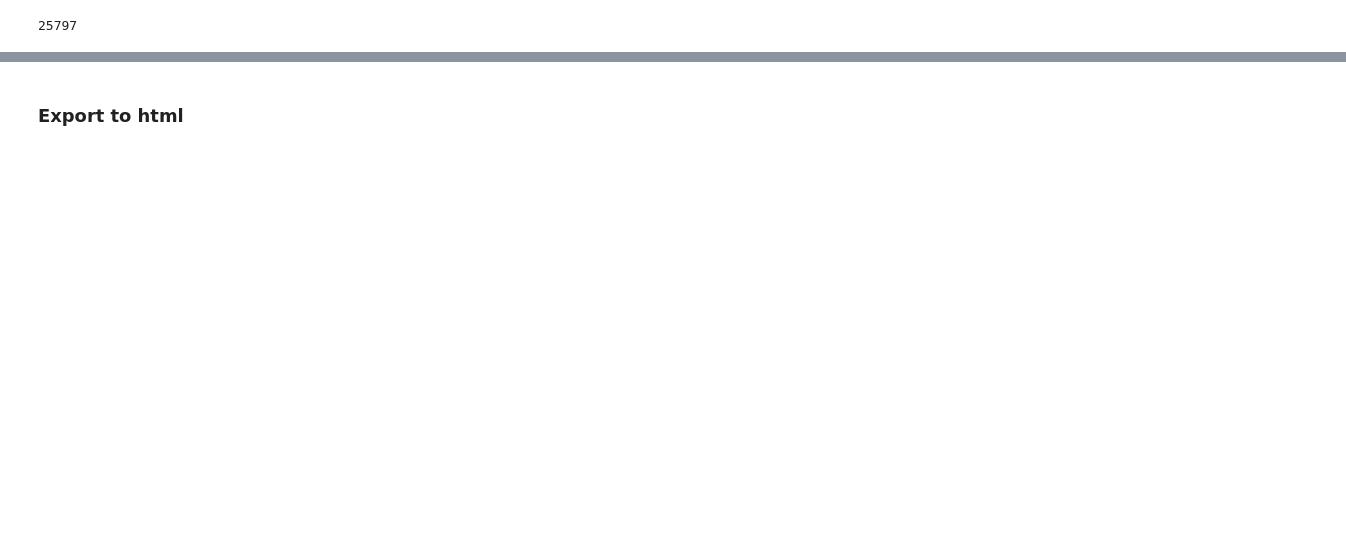
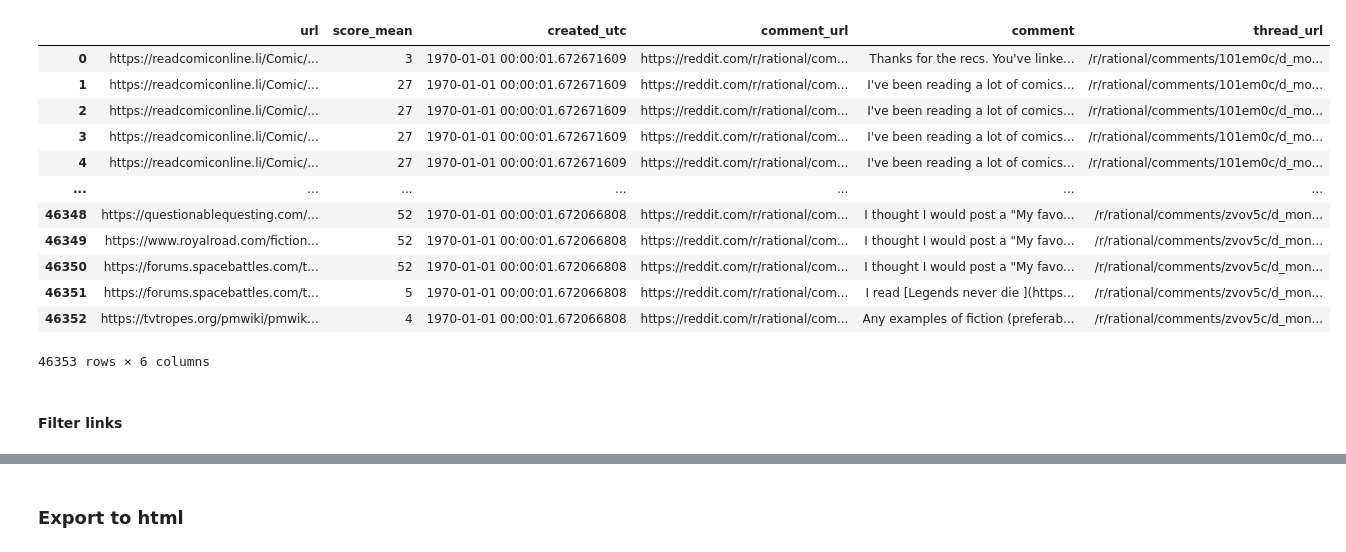
Before and after one commit to wassname/scrape_r_rational, a Jupyter notebook: nbs/mjc_004_process.ipynb, the cells around one changed output, grey strips where cells are left out. Drawn from its saved outputs; the diff is of its cells as text; code cells hidden in the pictures; blank space fills up the shorter version.

```diff
--- a/nbs/mjc_004_process.ipynb
+++ b/nbs/mjc_004_process.ipynb
@@ -46,0 +130,6 @@ len(fs)
+# %%
+# QC: get top markdown titles
+import itertools
+
+l = sorted(itertools.chain(*titles_md.values()))
+pd.Series(l).value_counts().head(50)
@@ -83,4 +221,23 @@ len(data)
-# %%
-len(titles_md)
-# %% [output]
-25797
+# %%
+df_links = pd.DataFrame(data)
+# check for dups
+# print(df_links['url'].value_counts().head(10))
+
+df_links["created_utc"] = pd.to_datetime(df_links["created_utc"])
+df_links
+# %% [output]
+|  | url | score_mean | created_utc | comment_url | comment | thread_url |
+| 0 | https://readcomiconline.li/Comic/... | 3 | 1970-01-01 00:00:01.672671609 | https://reddit.com/r/rational/com... | Thanks for the recs. You've linke... | /r/rational/comments/101em0c/d_mo... |
+| 1 | https://readcomiconline.li/Comic/... | 27 | 1970-01-01 00:00:01.672671609 | https://reddit.com/r/rational/com... | I've been reading a lot of comics... | /r/rational/comments/101em0c/d_mo... |
+| 2 | https://readcomiconline.li/Comic/... | 27 | 1970-01-01 00:00:01.672671609 | https://reddit.com/r/rational/com... | I've been reading a lot of comics... | /r/rational/comments/101em0c/d_mo... |
+| 3 | https://readcomiconline.li/Comic/... | 27 | 1970-01-01 00:00:01.672671609 | https://reddit.com/r/rational/com... | I've been reading a lot of comics... | /r/rational/comments/101em0c/d_mo... |
+| 4 | https://readcomiconline.li/Comic/... | 27 | 1970-01-01 00:00:01.672671609 | https://reddit.com/r/rational/com... | I've been reading a lot of comics... | /r/rational/comments/101em0c/d_mo... |
+| ... | ... | ... | ... | ... | ... | ... |
+| 46348 | https://questionablequesting.com/... | 52 | 1970-01-01 00:00:01.672066808 | https://reddit.com/r/rational/com... | I thought I would post a "My favo... | /r/rational/comments/zvov5c/d_mon... |
+| 46349 | https://www.royalroad.com/fiction... | 52 | 1970-01-01 00:00:01.672066808 | https://reddit.com/r/rational/com... | I thought I would post a "My favo... | /r/rational/comments/zvov5c/d_mon... |
+| 46350 | https://forums.spacebattles.com/t... | 52 | 1970-01-01 00:00:01.672066808 | https://reddit.com/r/rational/com... | I thought I would post a "My favo... | /r/rational/comments/zvov5c/d_mon... |
+| 46351 | https://forums.spacebattles.com/t... | 5 | 1970-01-01 00:00:01.672066808 | https://reddit.com/r/rational/com... | I read [Legends never die ](https... | /r/rational/comments/zvov5c/d_mon... |
+| 46352 | https://tvtropes.org/pmwiki/pmwik... | 4 | 1970-01-01 00:00:01.672066808 | https://reddit.com/r/rational/com... | Any examples of fiction (preferab... | /r/rational/comments/zvov5c/d_mon... |
+46353 rows × 6 columns
+# %% [markdown]
+#### Filter links
```
Also changed, not shown: parts of 33 cells of this notebook, 5 other files.
